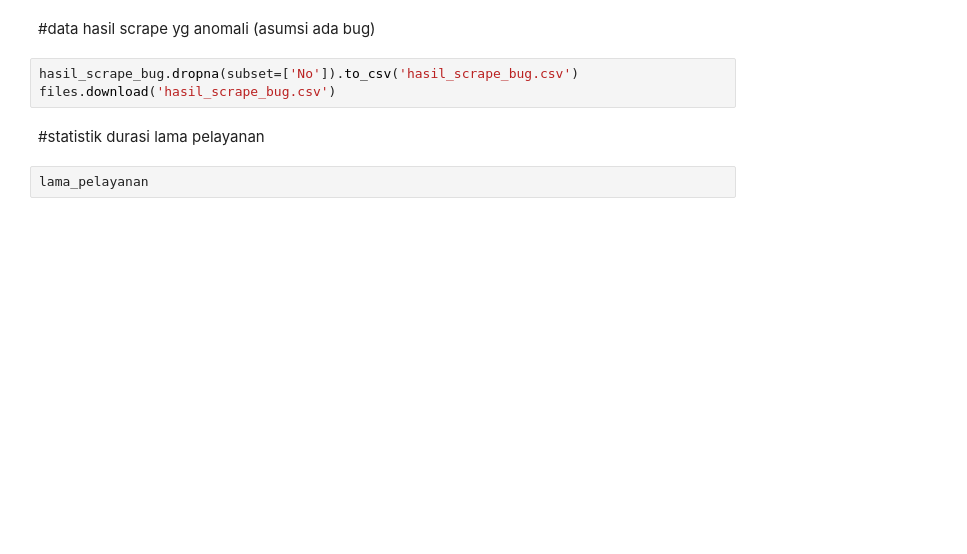
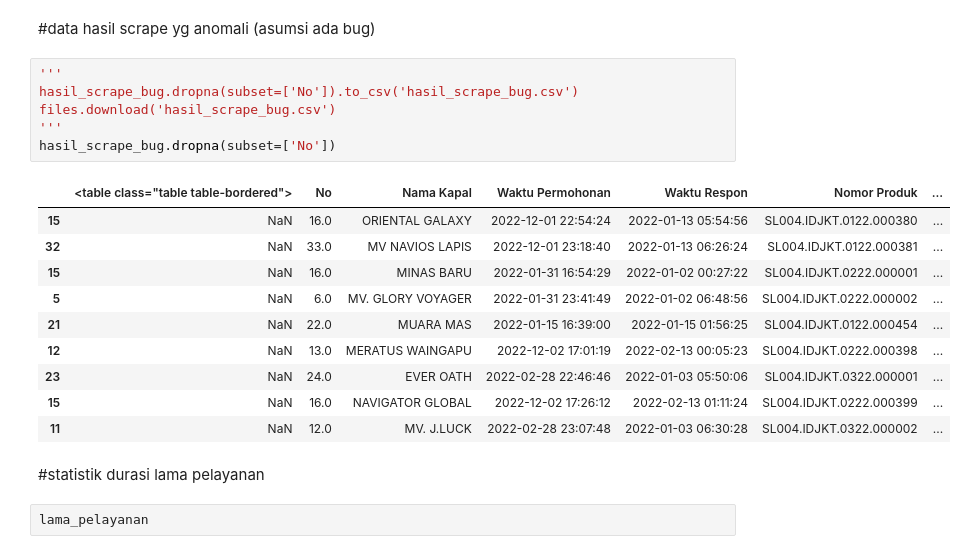
Before and after one commit to ekacs/scrap-inaportnet-22, a Jupyter notebook: webscrap_INAPORTNET.ipynb, the cells around one changed output. Saved outputs shown, nothing was run; the diff lists cells and outputs as text; blank space fills up the shorter version.

```diff
--- a/webscrap_INAPORTNET.ipynb
+++ b/webscrap_INAPORTNET.ipynb
@@ -216,8 +228,22 @@ KeyError: ignored
 # %% [markdown]
 #data hasil scrape yg anomali (asumsi ada bug)
 # %%
+'''
 hasil_scrape_bug.dropna(subset=['No']).to_csv('hasil_scrape_bug.csv')
 files.download('hasil_scrape_bug.csv')
+'''
+hasil_scrape_bug.dropna(subset=['No'])
+# %% [output]
+|  | <table class="table table-bordered"> | No | Nama Kapal | Waktu Permohonan | Waktu Respon | Nomor Produk | ... |
+| 15 | NaN | 16.0 | ORIENTAL GALAXY | 2022-12-01 22:54:24 | 2022-01-13 05:54:56 | SL004.IDJKT.0122.000380 | ... |
+| 32 | NaN | 33.0 | MV NAVIOS LAPIS | 2022-12-01 23:18:40 | 2022-01-13 06:26:24 | SL004.IDJKT.0122.000381 | ... |
+| 15 | NaN | 16.0 | MINAS BARU | 2022-01-31 16:54:29 | 2022-01-02 00:27:22 | SL004.IDJKT.0222.000001 | ... |
+| 5 | NaN | 6.0 | MV. GLORY VOYAGER | 2022-01-31 23:41:49 | 2022-01-02 06:48:56 | SL004.IDJKT.0222.000002 | ... |
+| 21 | NaN | 22.0 | MUARA MAS | 2022-01-15 16:39:00 | 2022-01-15 01:56:25 | SL004.IDJKT.0122.000454 | ... |
+| 12 | NaN | 13.0 | MERATUS WAINGAPU | 2022-12-02 17:01:19 | 2022-02-13 00:05:23 | SL004.IDJKT.0222.000398 | ... |
+| 23 | NaN | 24.0 | EVER OATH | 2022-02-28 22:46:46 | 2022-01-03 05:50:06 | SL004.IDJKT.0322.000001 | ... |
+| 15 | NaN | 16.0 | NAVIGATOR GLOBAL | 2022-12-02 17:26:12 | 2022-02-13 01:11:24 | SL004.IDJKT.0222.000399 | ... |
+| 11 | NaN | 12.0 | MV. J.LUCK | 2022-02-28 23:07:48 | 2022-01-03 06:30:28 | SL004.IDJKT.0322.000002 | ... |
 # %% [markdown]
 #statistik durasi lama pelayanan
 # %%
```
Also changed, not shown: parts of 11 cells of this notebook.
